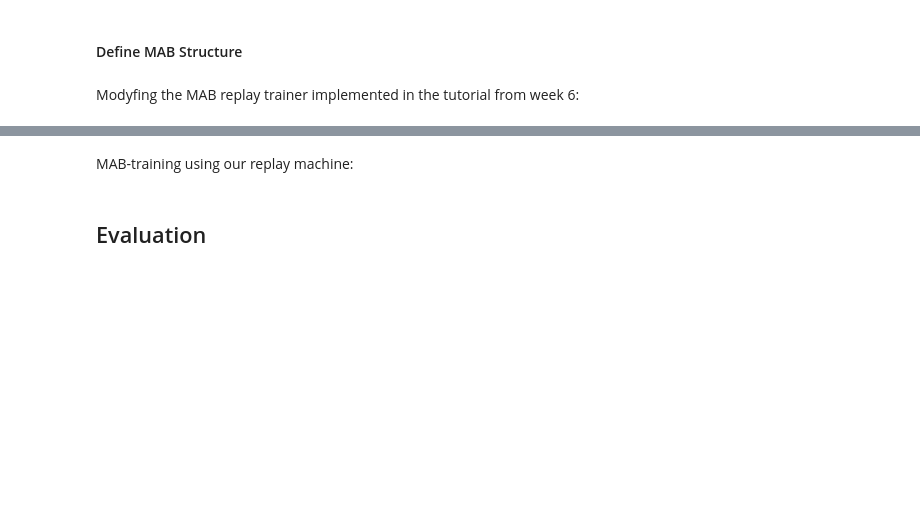
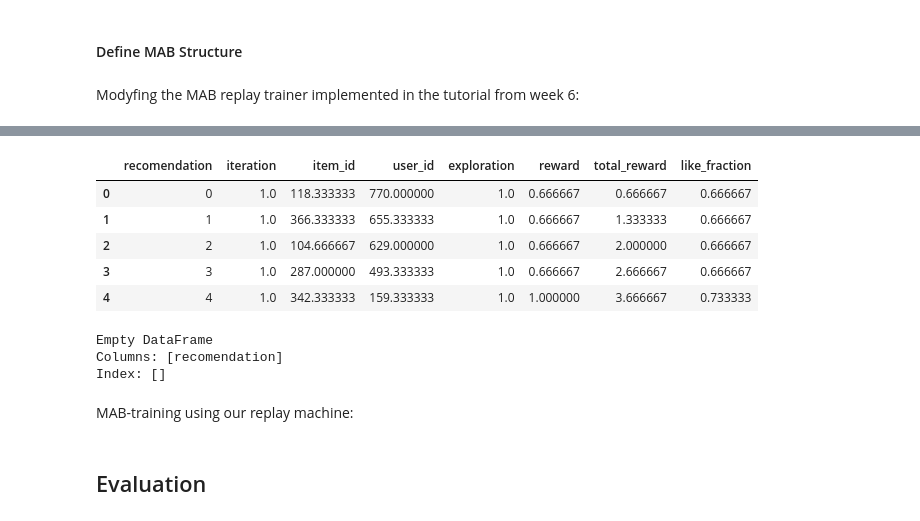
Before and after one commit to Cgolling/LLP_IS4242, a Jupyter notebook: A3_MAB.ipynb, the cells around one changed output, grey strips where cells are left out. Saved outputs shown, nothing was run; the diff lists cells and outputs as text; code cells hidden in the pictures; blank space fills up the shorter version.

```diff
--- a/A3_MAB.ipynb
+++ b/A3_MAB.ipynb
@@ -142,7 +142,7 @@ Modyfing the MAB replay trainer implemented in the tutorial from week 6:
 # _tuple_tries = None
 # _item_hit_counter = None
 
-class EpsilonTrainer(object):
+class MAB_replayer(object):
     """ Assumptions
         -   the reward database is freshly reindexed (i.e. discrete 0,1,.. without jumps)
             => used when indexing into the user/item column
@@ -291,7 +291,8 @@ class EpsilonTrainer(object):
 
 # df_epsilon_05_results = pd.DataFrame(epsilon_05_results)
 # %%
-class epsilon_scenario():
+
+class Epsilon_Scenario():
     def __init__(self, epsilon, recommendations, iterations, df) -> None:
         self.epsilon = epsilon
         self.recommendations = recommendations
@@ -301,7 +302,7 @@ class epsilon_scenario():
 
 
 
-        self.MAB = EpsilonTrainer(
+        self.MAB = MAB_replayer(
             epsilon=self.epsilon,
             reward_database=self.df,
             n_recommendations=self.recommendations,
@@ -350,13 +351,16 @@ class epsilon_scenario():
     def show_percentage_liked(self):
         fig, ax = plt.subplots(figsize=(8,6))
 
-        for (avg_results_df, style, label) in [(df_epsilon_10_results_mean[10:], 'g-', "epsilon 0.10"), # NOTE: offset of 10 elements to not start at 1 peak
-                                        (df_epsilon_05_results_mean[10:], 'r--', "epsilon 0.05"),
-                                        ]:
+        OFFSET = 0  # NOTE: offset of 10 elements to not start at 1 peak
+        # for (avg_results_df, style, label) in [(self.log_df_mean[OFFSET:], 'g-', "epsilon 0.10"),
+        #                                 (self.log_df_mean[OFFSET:], 'r--', "epsilon 0.05"),
+        #                                 ]:
 
-            ax.plot(avg_results_df.recomendation, avg_results_df.like_fraction, style, linewidth=1.5, label=label)
+        (avg_results_df, style, label) = self.log_df_mean[OFFSET:], 'g-', "epsilon "+str(self.epsilon)
 
-        # ax.axhline(y=0.85, color='k', linestyle=':', linewidth=1.5)
+        ax.plot(avg_results_df.recomendation, avg_results_df.like_fraction, style, linewidth=1.5, label=label)
+
+        ax.axhline(y=self.objective_best_ratio, color='k', linestyle=':', linewidth=1.5)
 
         ax.set_title('Percentage of Liked Recommendations')
         ax.set_xlabel('Recommendation #')
@@ -376,7 +380,7 @@ class epsilon_scenario():
         plt.tight_layout()
         plt.show()
 
-    def get_best_item(self):
+    def get_best_items(self):
         # get number of ratings per item
         _df = pd.DataFrame()
         _df["total"] = self.df.value_counts("item_id")
@@ -384,7 +388,13 @@ class epsilon_scenario():
         # get number of liked per item
         _df["liked"] = self.df.groupby("item_id").liked.sum()
 
-        pass
+        _df["ratio"] = _df["liked"] / _df["total"]
+        _df.sort_values("ratio", ascending=False, inplace=True)
+
+        self.df_objective_item_ratios = _df.copy(deep=True)
+        # _df.sort_values("ratio", ascending=False)[:1]
+        self.objective_best_ratio = self.df_objective_item_ratios.ratio.iloc[0]
+        print("best found ratio: ", self.objective_best_ratio)
 
     def compute_liked(self):
         # finding the most liked movie (in percentage)
@@ -404,9 +414,10 @@ class epsilon_scenario():
         print("# df:", len(df_counted_per_item), ";  # df.75:", len(top_25_percent_df))
 
 
-E_05 = epsilon_scenario(0.5, 2000, 2, df)
-E_05.run_experiment()
-# E_05.show_item_hit_counter()
-# E_05.show_item_selection()
-# E_05.compute_liked()
-E_05.get_best_item()
+# E_05 = Epsilon_Scenario(0.05, 5000, 2, df)
+# E_05.run_experiment()
+# # E_05.show_item_hit_counter()
+# # E_05.show_item_selection()
+# # E_05.compute_liked()
+# E_05.get_best_items()
+# E_05.show_percentage_liked()
@@ -415,0 +540,30 @@ E_05.get_best_item()
+# %%
+EVAL.eps_scenarios[0].log_df_mean.head()
+# %% [output]
+|  | recomendation | iteration | item_id | user_id | exploration | reward | total_reward | like_fraction |
+| 0 | 0 | 1.0 | 118.333333 | 770.000000 | 1.0 | 0.666667 | 0.666667 | 0.666667 |
+| 1 | 1 | 1.0 | 366.333333 | 655.333333 | 1.0 | 0.666667 | 1.333333 | 0.666667 |
+| 2 | 2 | 1.0 | 104.666667 | 629.000000 | 1.0 | 0.666667 | 2.000000 | 0.666667 |
+| 3 | 3 | 1.0 | 287.000000 | 493.333333 | 1.0 | 0.666667 | 2.666667 | 0.666667 |
+| 4 | 4 | 1.0 | 342.333333 | 159.333333 | 1.0 | 1.000000 | 3.666667 | 0.733333 |
+# %%
+for E in EVAL.eps_scenarios:
+    # Create a dataframe with running totals of how many times each recommendation was taken
+    running_ttl = E.log_df_mean.query('iteration == 0') \
+                                    .assign(selected=1) \
+                                    .pivot(index='recomendation', columns='item_id', values='selected') \
+                                    .fillna(0) \
+                                    .cumsum(axis=0) \
+                                    .reset_index()
+
+    # # scale the value by the visit number to get turn the running total into a percentage
+    # running_ttl.iloc[:,1:] = running_ttl.iloc[:,1:].div((running_ttl.recomendation + 1)/100, axis=0)
+
+    print(running_ttl)
+
+
+    break
+# %% [output]
+Empty DataFrame
+Columns: [recomendation]
+Index: []
```
Also changed, not shown: parts of 6 cells of this notebook.
